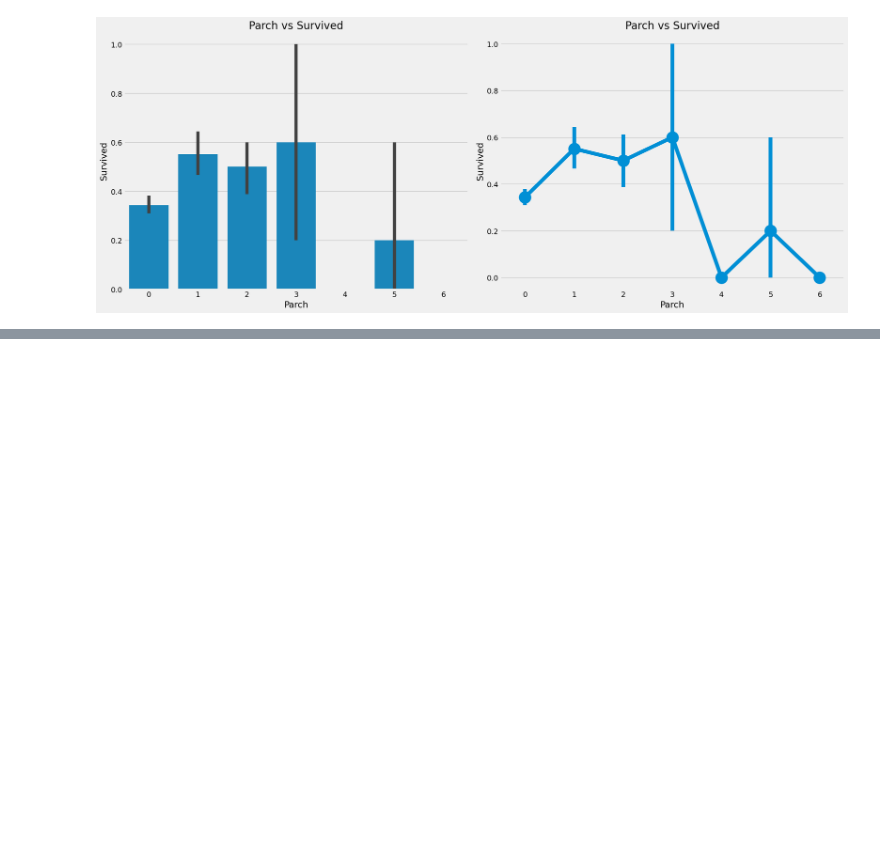
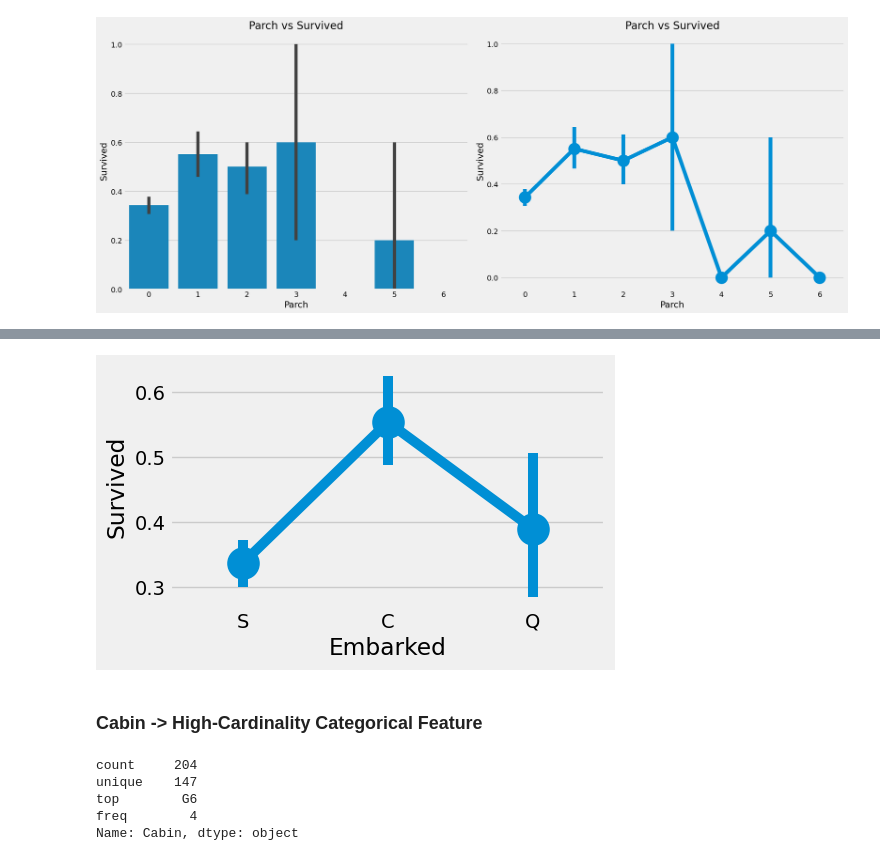
Before and after one commit to AntonUkhabin/Kaggle-Titanic, a Jupyter notebook: EDA.ipynb, the cells around one changed output, grey strips where cells are left out. Drawn from its saved outputs; the diff is of its cells as text; code cells hidden in the pictures; blank space fills up the shorter version.

```diff
--- a/EDA.ipynb
+++ b/EDA.ipynb
@@ -932,0 +978,17 @@ plt.show()
+# %%
+sns.pointplot(x='Embarked',y='Survived',data=df)
+fig=plt.gcf()
+fig.set_size_inches(5,3)
+plt.show()
+# %% [output]
+[figure, added]
+# %% [markdown]
+### Cabin -> High-Cardinality Categorical Feature
+# %%
+df['Cabin'].describe()
+# %% [output]
+count     204
+unique    147
+top        G6
+freq        4
+Name: Cabin, dtype: object
```
Also changed, not shown: parts of 8 cells of this notebook, 4 other files.
